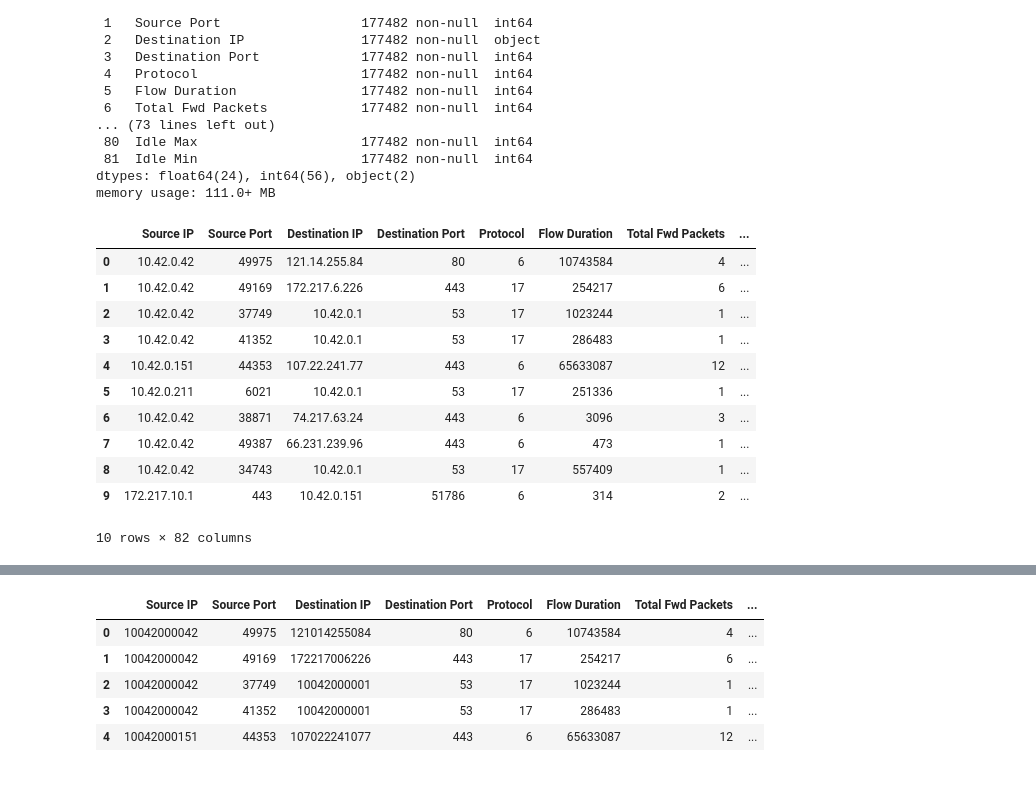
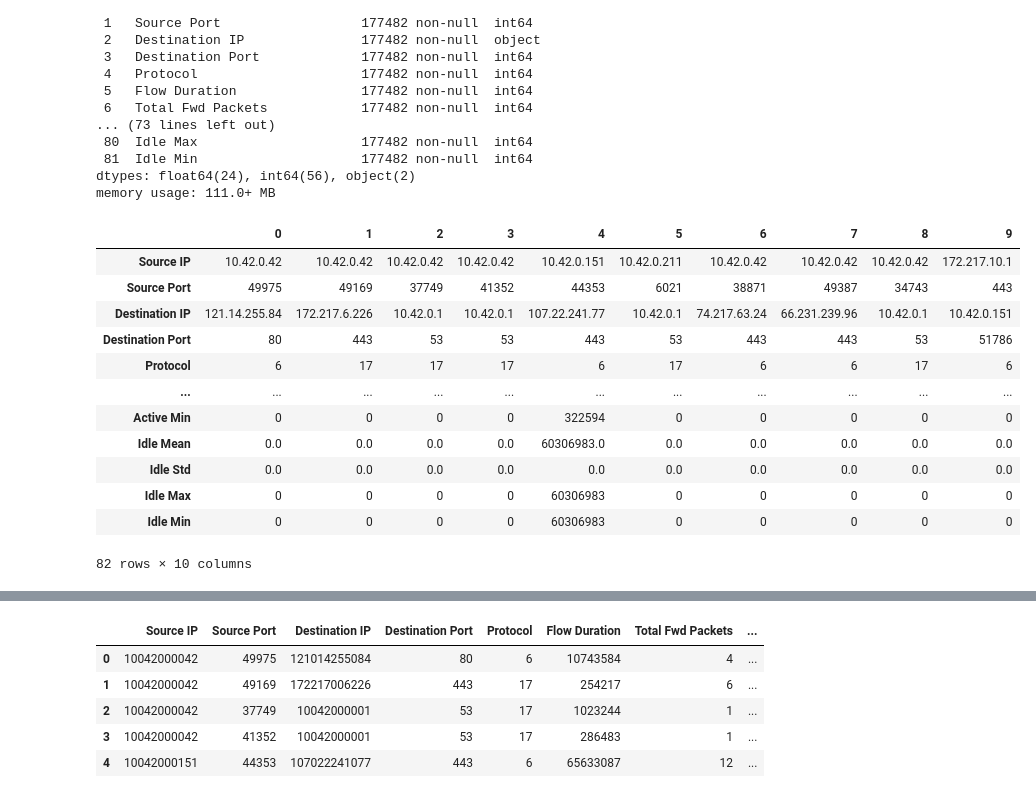
Before and after one commit to abdosalem490/TrojanGuard, a Jupyter notebook: code/code.ipynb, the cells around one changed output, grey strips where cells are left out. Saved outputs shown, nothing was run; the diff lists cells and outputs as text; code cells hidden in the pictures.

```diff
--- a/code/code.ipynb
+++ b/code/code.ipynb
@@ -105,20 +100,21 @@ Data columns (total 82 columns):
 dtypes: float64(24), int64(56), object(2)
 memory usage: 111.0+ MB
 # %%
-df.head(10)
+df.head(10).T
 # %% [output]
-|  | Source IP | Source Port | Destination IP | Destination Port | Protocol | Flow Duration | Total Fwd Packets | ... |
-| 0 | 10.42.0.42 | 49975 | 121.14.255.84 | 80 | 6 | 10743584 | 4 | ... |
-| 1 | 10.42.0.42 | 49169 | 172.217.6.226 | 443 | 17 | 254217 | 6 | ... |
-| 2 | 10.42.0.42 | 37749 | 10.42.0.1 | 53 | 17 | 1023244 | 1 | ... |
-| 3 | 10.42.0.42 | 41352 | 10.42.0.1 | 53 | 17 | 286483 | 1 | ... |
-| 4 | 10.42.0.151 | 44353 | 107.22.241.77 | 443 | 6 | 65633087 | 12 | ... |
-| 5 | 10.42.0.211 | 6021 | 10.42.0.1 | 53 | 17 | 251336 | 1 | ... |
-| 6 | 10.42.0.42 | 38871 | 74.217.63.24 | 443 | 6 | 3096 | 3 | ... |
-| 7 | 10.42.0.42 | 49387 | 66.231.239.96 | 443 | 6 | 473 | 1 | ... |
-| 8 | 10.42.0.42 | 34743 | 10.42.0.1 | 53 | 17 | 557409 | 1 | ... |
-| 9 | 172.217.10.1 | 443 | 10.42.0.151 | 51786 | 6 | 314 | 2 | ... |
+|  | 0 | 1 | 2 | 3 | 4 | 5 | 6 | 7 | 8 | 9 |
+| Source IP | 10.42.0.42 | 10.42.0.42 | 10.42.0.42 | 10.42.0.42 | 10.42.0.151 | 10.42.0.211 | 10.42.0.42 | 10.42.0.42 | 10.42.0.42 | 172.217.10.1 |
+| Source Port | 49975 | 49169 | 37749 | 41352 | 44353 | 6021 | 38871 | 49387 | 34743 | 443 |
+| Destination IP | 121.14.255.84 | 172.217.6.226 | 10.42.0.1 | 10.42.0.1 | 107.22.241.77 | 10.42.0.1 | 74.217.63.24 | 66.231.239.96 | 10.42.0.1 | 10.42.0.151 |
+| Destination Port | 80 | 443 | 53 | 53 | 443 | 53 | 443 | 443 | 53 | 51786 |
+| Protocol | 6 | 17 | 17 | 17 | 6 | 17 | 6 | 6 | 17 | 6 |
+| ... | ... | ... | ... | ... | ... | ... | ... | ... | ... | ... |
+| Active Min | 0 | 0 | 0 | 0 | 322594 | 0 | 0 | 0 | 0 | 0 |
+| Idle Mean | 0.0 | 0.0 | 0.0 | 0.0 | 60306983.0 | 0.0 | 0.0 | 0.0 | 0.0 | 0.0 |
+| Idle Std | 0.0 | 0.0 | 0.0 | 0.0 | 0.0 | 0.0 | 0.0 | 0.0 | 0.0 | 0.0 |
+| Idle Max | 0 | 0 | 0 | 0 | 60306983 | 0 | 0 | 0 | 0 | 0 |
+| Idle Min | 0 | 0 | 0 | 0 | 60306983 | 0 | 0 | 0 | 0 | 0 |
-10 rows × 82 columns
+82 rows × 10 columns
 # %%
 # get the total number of Trojan and benign classes
 Trojan_total = labels.value_counts()[0]
```
Also changed, not shown: parts of 11 cells of this notebook.
